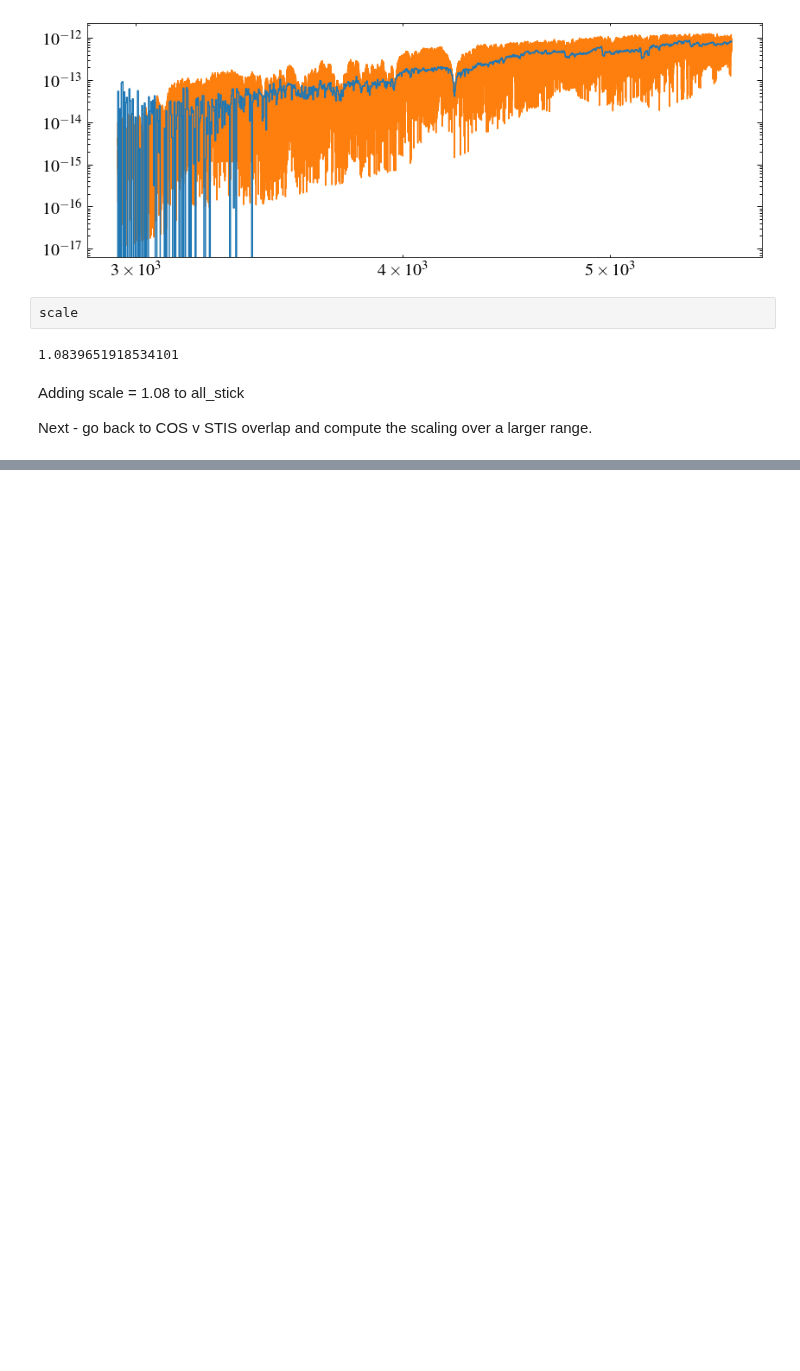
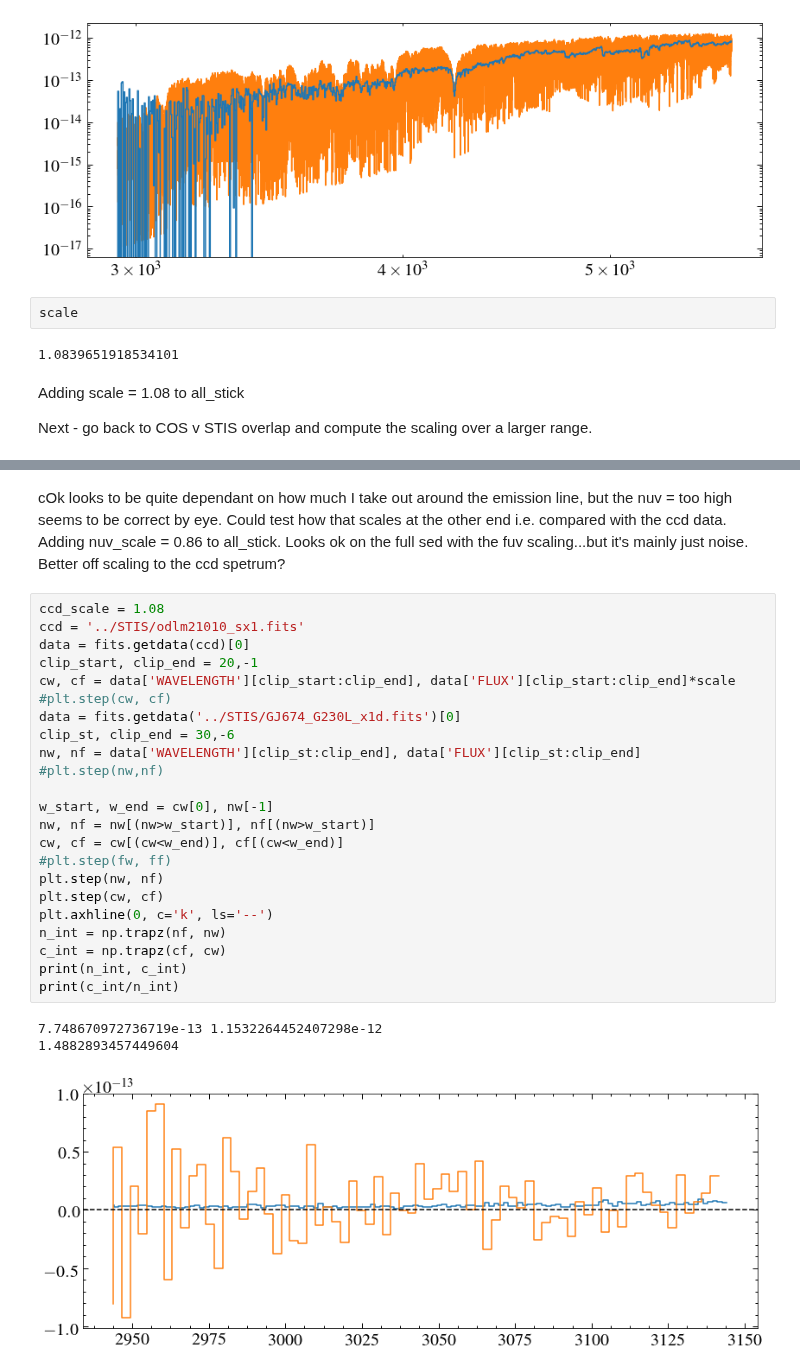
Before and after one commit to davidjwilson/SEDs, a Jupyter notebook: gj_674/combined/combined_sed_rough.ipynb, the cells around one changed output, grey strips where cells are left out. Cells and saved outputs as stored; diff of their text form; blank space fills up the shorter version.

```diff
--- a/gj_674/combined/combined_sed_rough.ipynb
+++ b/gj_674/combined/combined_sed_rough.ipynb
@@ -368,0 +493,29 @@ Next - go back to COS v STIS overlap and compute the scaling over a larger range
+# %% [markdown]
+cOk looks to be quite dependant on how much I take out around the emission line, but the nuv = too high seems to be correct by eye. Could test how that scales at the other end i.e. compared with the ccd data. Adding nuv_scale = 0.86 to all_stick. Looks ok on the full sed with the fuv scaling...but it's mainly just noise. Better off scaling to the ccd spetrum?
+# %%
+ccd_scale = 1.08
+ccd = '../STIS/odlm21010_sx1.fits'
+data = fits.getdata(ccd)[0]
+clip_start, clip_end = 20,-1
+cw, cf = data['WAVELENGTH'][clip_start:clip_end], data['FLUX'][clip_start:clip_end]*scale
+#plt.step(cw, cf)
+data = fits.getdata('../STIS/GJ674_G230L_x1d.fits')[0]
+clip_st, clip_end = 30,-6
+nw, nf = data['WAVELENGTH'][clip_st:clip_end], data['FLUX'][clip_st:clip_end]
+#plt.step(nw,nf)
+
+w_start, w_end = cw[0], nw[-1]
+nw, nf = nw[(nw>w_start)], nf[(nw>w_start)]
+cw, cf = cw[(cw<w_end)], cf[(cw<w_end)]
+#plt.step(fw, ff)
+plt.step(nw, nf)
+plt.step(cw, cf)
+plt.axhline(0, c='k', ls='--')
+n_int = np.trapz(nf, nw)
+c_int = np.trapz(cf, cw)
+print(n_int, c_int)
+print(c_int/n_int)
+# %% [output]
+7.748670972736719e-13 1.1532264452407298e-12
+1.4882893457449604
+[figure, added]
```
Also changed, not shown: parts of 11 cells of this notebook, 1 other file.
